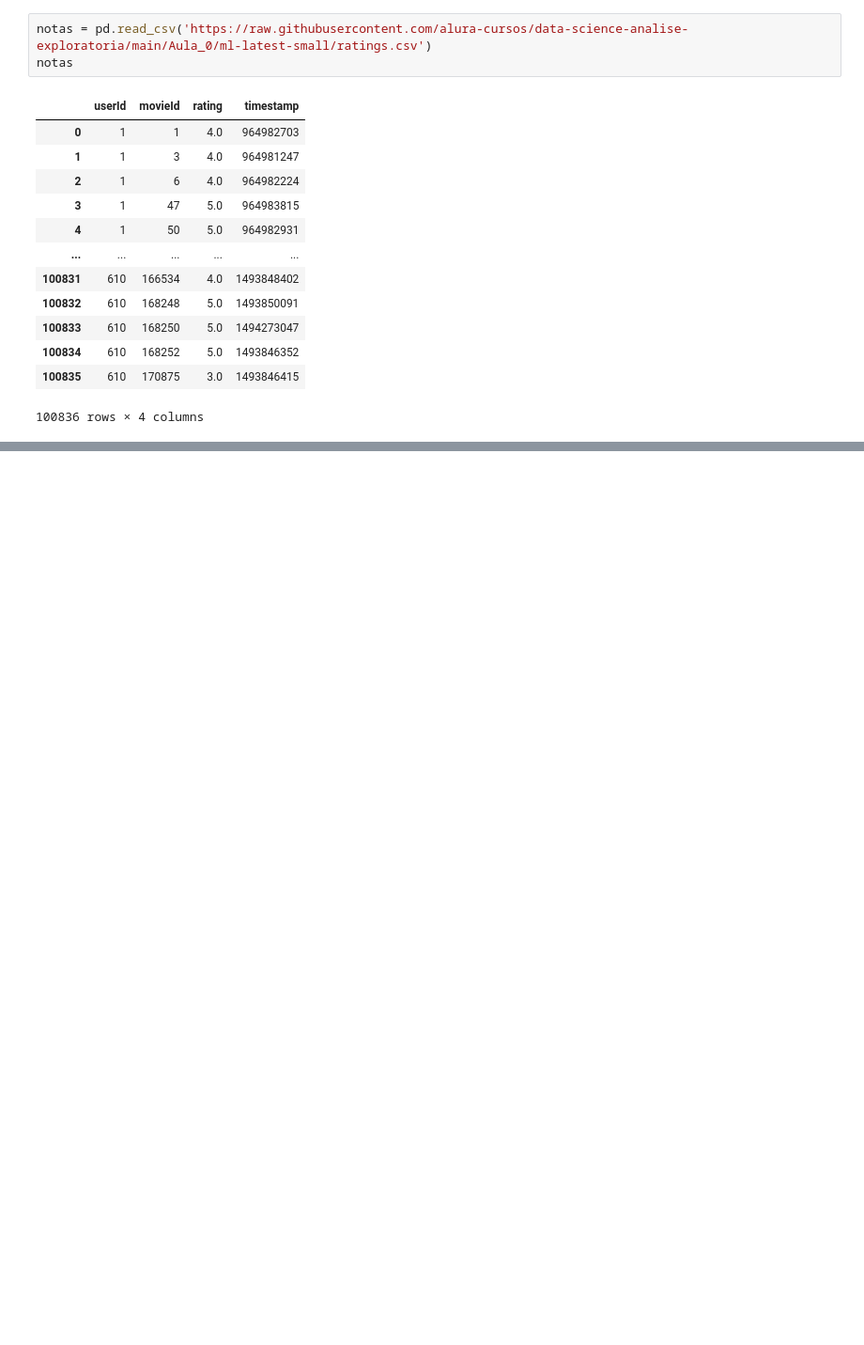
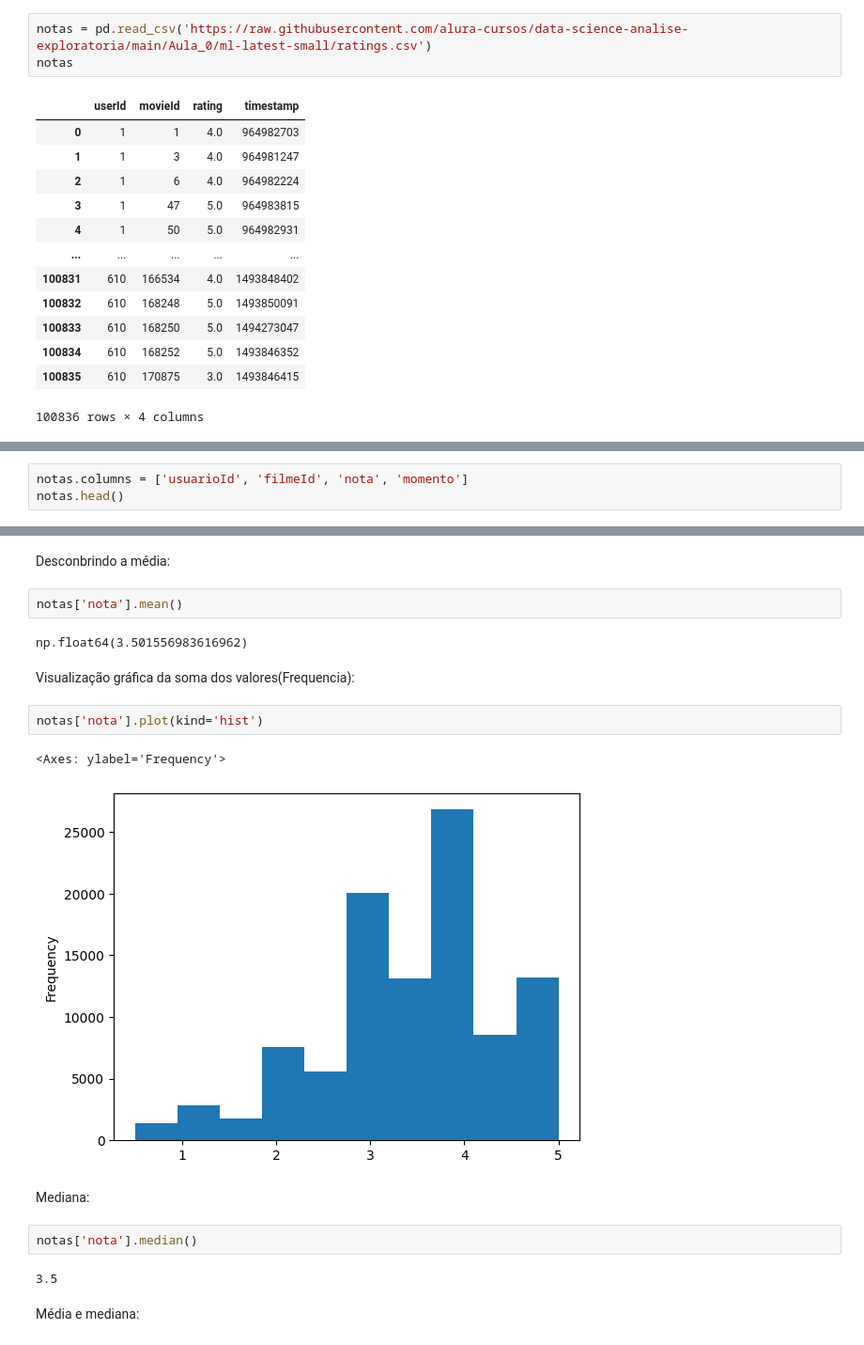
Before and after one commit to Camillabgarcia/data_science, a Jupyter notebook: Explorando_e_analisando_dados_1.ipynb, the cells around one changed output, grey strips where cells are left out. Shown: that part at 94% size. Saved outputs shown, nothing was run; the diff lists cells and outputs as text; blank space fills up the shorter version.

```diff
--- a/Explorando_e_analisando_dados_1.ipynb
+++ b/Explorando_e_analisando_dados_1.ipynb
@@ -21,0 +31,3 @@ notas
+# %%
+notas.columns = ['usuarioId', 'filmeId', 'nota', 'momento']
+notas.head()
@@ -21,0 +84,21 @@ notas
+# %% [markdown]
+Desconbrindo a média:
+# %%
+notas['nota'].mean()
+# %% [output]
+np.float64(3.501556983616962)
+# %% [markdown]
+Visualização gráfica da soma dos valores(Frequencia):
+# %%
+notas['nota'].plot(kind='hist')
+# %% [output]
+<Axes: ylabel='Frequency'>
+[figure, added]
+# %% [markdown]
+Mediana:
+# %%
+notas['nota'].median()
+# %% [output]
+3.5
+# %% [markdown]
+Média e mediana:
```
Also changed, not shown: parts of 16 cells of this notebook.
